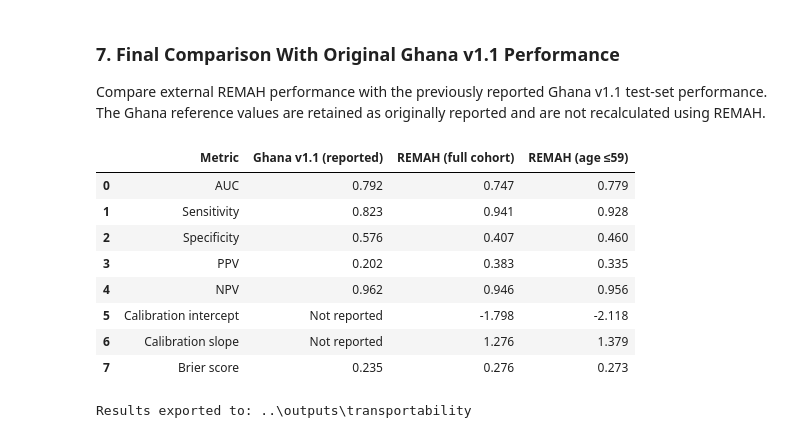
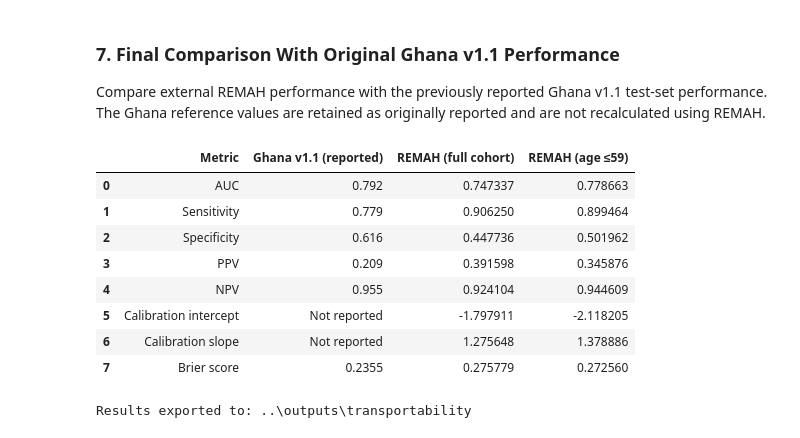
Before and after one commit to Phawazz/HyperSense, a Jupyter notebook: HyperSense v1.2/01_transportability.ipynb, the cells around one changed output. Saved outputs shown, nothing was run; the diff lists cells and outputs as text; code cells hidden in the pictures.

```diff
--- a/HyperSense v1.2/01_transportability.ipynb
+++ b/HyperSense v1.2/01_transportability.ipynb
@@ -717,48 +714,48 @@ comparison = pd.DataFrame({
         "Brier score",
     ],
     "Ghana v1.1 (reported)": [ # Values are from v1.1 test-set evaluation, 07_bmi_model_ready.ipynb, cell 47
-        0.7916,
-        0.8232,
-        0.5764,
-        0.2022, # PPV = Precision
-        0.9615, # Calculated based on confusion matrix values
+        0.792,
+        0.779,
+        0.616,
+        0.209, # PPV = Precision
+        0.955, # Calculated based on confusion matrix values
         "Not reported",
         "Not reported",
         0.2355,
     ],
     "REMAH (full cohort)": [
         full_results["AUC"],
         full_results["Sensitivity"],
         full_results["Specificity"],
         full_results["PPV"],
         full_results["NPV"],
         full_results["Calibration intercept"],
         full_results["Calibration slope"],
         full_results["Brier score"],
     ],
     "REMAH (age ≤59)": [
         restricted_results["AUC"],
         restricted_results["Sensitivity"],
         restricted_results["Specificity"],
         restricted_results["PPV"],
         restricted_results["NPV"],
         restricted_results["Calibration intercept"],
         restricted_results["Calibration slope"],
         restricted_results["Brier score"],
     ],
 })
 
 display(comparison)
 # %% [output]
 |  | Metric | Ghana v1.1 (reported) | REMAH (full cohort) | REMAH (age ≤59) |
-| 0 | AUC | 0.792 | 0.747 | 0.779 |
-| 1 | Sensitivity | 0.823 | 0.941 | 0.928 |
-| 2 | Specificity | 0.576 | 0.407 | 0.460 |
-| 3 | PPV | 0.202 | 0.383 | 0.335 |
-| 4 | NPV | 0.962 | 0.946 | 0.956 |
-| 5 | Calibration intercept | Not reported | -1.798 | -2.118 |
-| 6 | Calibration slope | Not reported | 1.276 | 1.379 |
-| 7 | Brier score | 0.235 | 0.276 | 0.273 |
+| 0 | AUC | 0.792 | 0.747337 | 0.778663 |
+| 1 | Sensitivity | 0.779 | 0.906250 | 0.899464 |
+| 2 | Specificity | 0.616 | 0.447736 | 0.501962 |
+| 3 | PPV | 0.209 | 0.391598 | 0.345876 |
+| 4 | NPV | 0.955 | 0.924104 | 0.944609 |
+| 5 | Calibration intercept | Not reported | -1.797911 | -2.118205 |
+| 6 | Calibration slope | Not reported | 1.275648 | 1.378886 |
+| 7 | Brier score | 0.2355 | 0.275779 | 0.272560 |
 # %%
 # Export final transportability results for reproducibility
 
```
Also changed, not shown: parts of 15 cells of this notebook, 1 other file.
